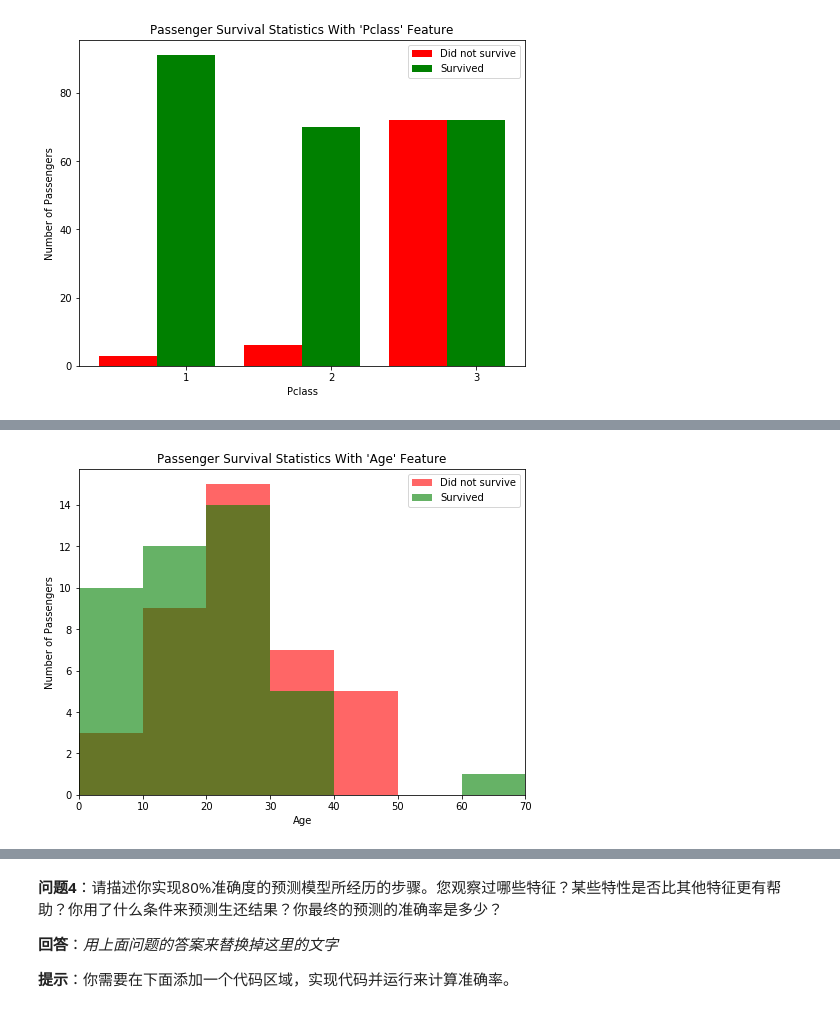
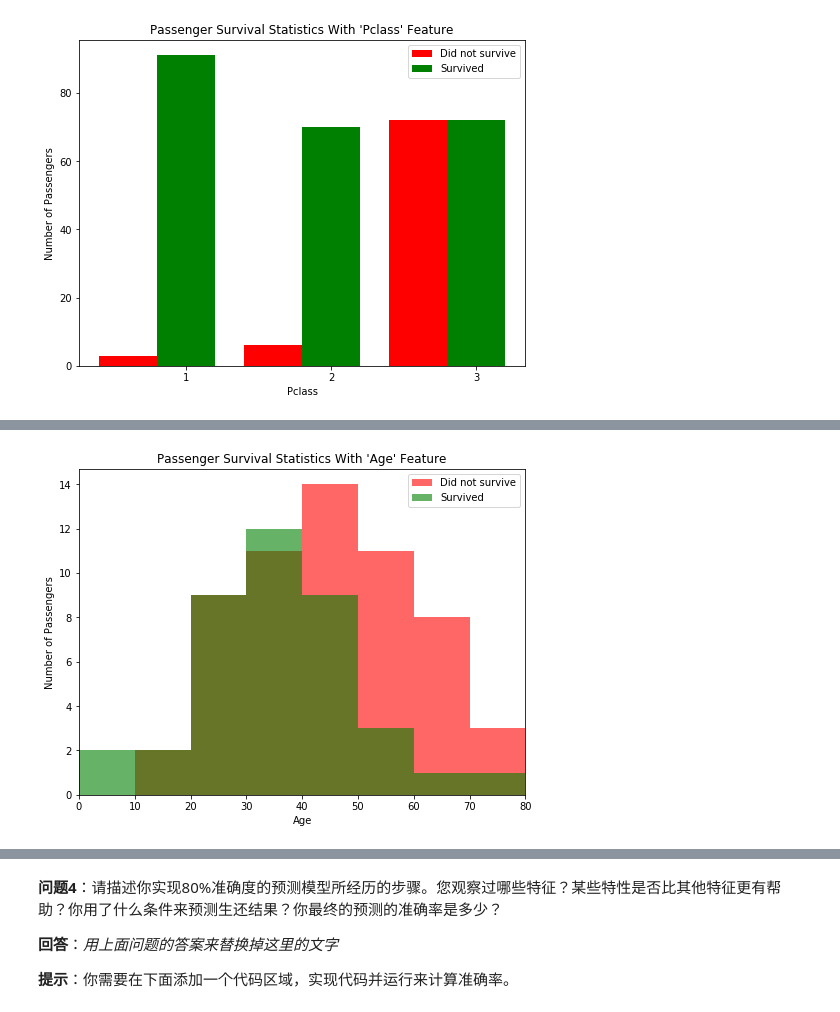
Before and after one commit to JasonZhou89/titanic_survival_exploration, a Jupyter notebook: titanic_survival_exploration.ipynb, the cells around one changed output, grey strips where cells are left out. Cells and saved outputs as stored; diff of their text form; code cells hidden in the pictures.

```diff
--- a/titanic_survival_exploration.ipynb
+++ b/titanic_survival_exploration.ipynb
@@ -264,7 +272,7 @@ survival_stats(data, outcomes, 'Parch', ["Sex == 'female'","Pclass == 3"])
 # %%
-survival_stats(data, outcomes, 'Age', ["Sex == 'female'","Pclass == 3","SibSp < 3", 'Parch < 3'])
+survival_stats(data, outcomes, 'Age', ["Sex == 'male'","SibSp < 2","Parch < 3","Pclass == 1"])
 # %% [output]
-[figure, old version]
+[figure, new version]
 # %%
 def predictions_3(data):
     """ 考虑多个特征，准确率至少达到80% """
```
Also changed, not shown: parts of 6 cells of this notebook.
